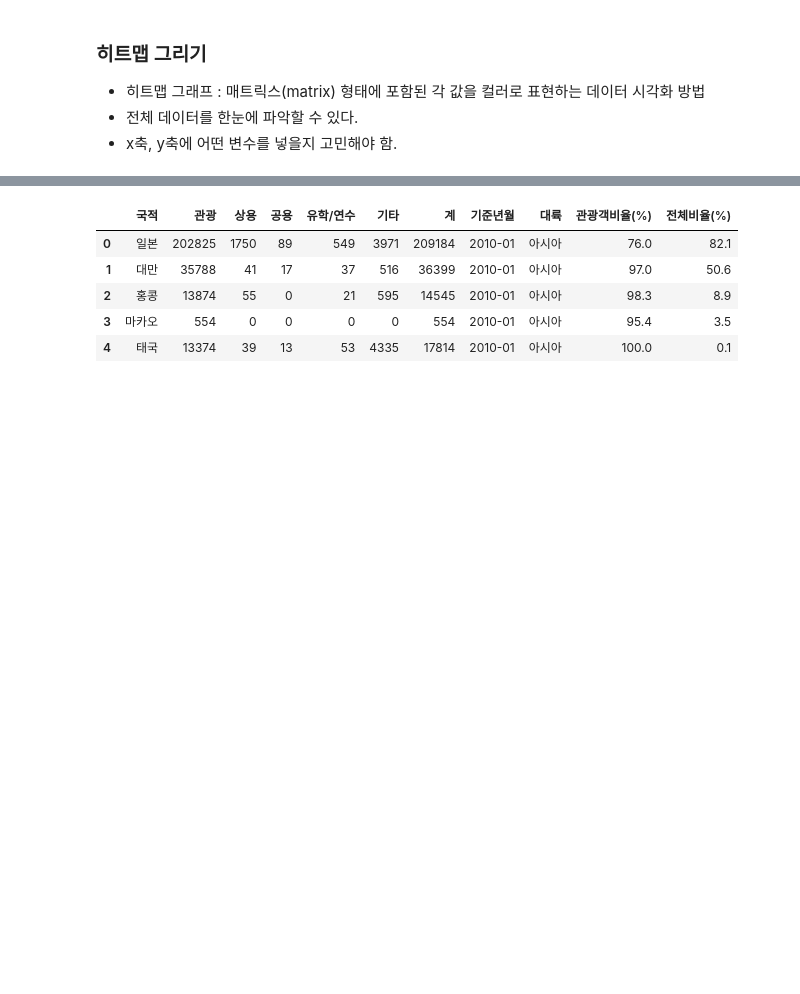
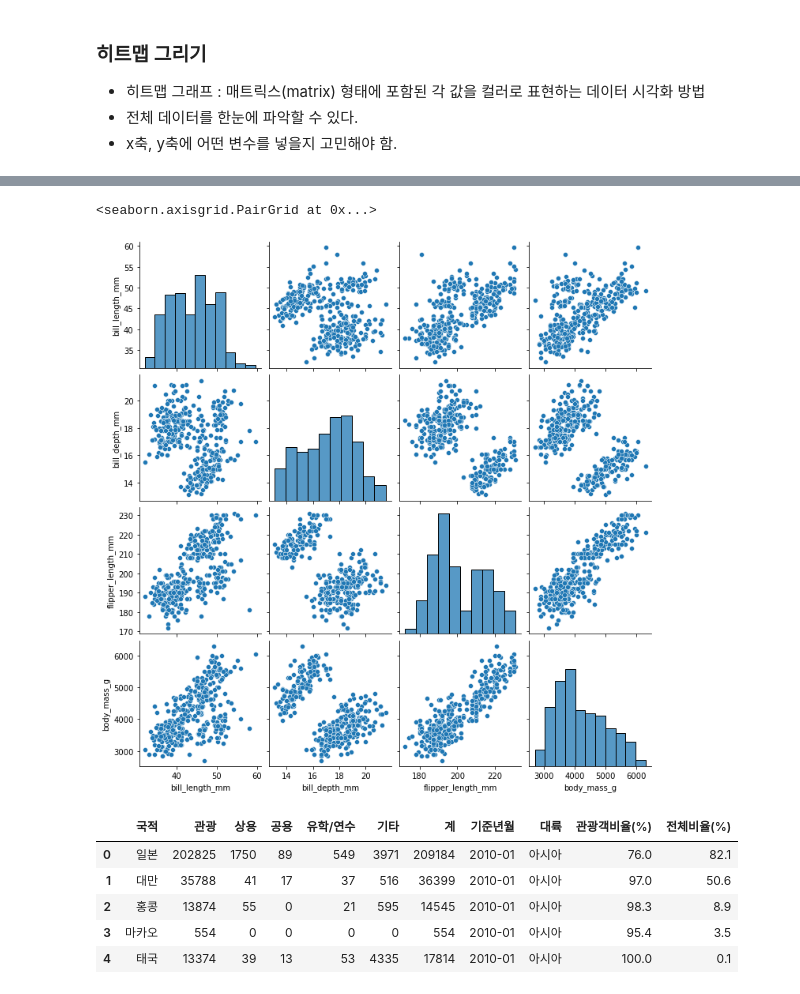
Before and after one commit to Hongbi-Kim/DataAnalysis, a Jupyter notebook: 데이터분석_실무파이썬_강아지/4-2. 관광객 데이터 시각화.ipynb, the cells around one changed output, grey strips where cells are left out. Drawn from its saved outputs; the diff is of its cells as text; code cells hidden in the pictures; blank space fills up the shorter version.

```diff
--- a/데이터분석_실무파이썬_강아지/4-2. 관광객 데이터 시각화.ipynb
+++ b/데이터분석_실무파이썬_강아지/4-2. 관광객 데이터 시각화.ipynb
@@ -88,3 +143,9 @@ for cntry in cntry_list:
+# %%
+penguins = sns.load_dataset('penguins')
+sns.pairplot(penguins)
+# %% [output]
+<seaborn.axisgrid.PairGrid at 0x...>
+[figure, added]
 # %%
 df.head()
 # %% [output]
```
Also changed, not shown: parts of 6 cells of this notebook, 36 other files.
